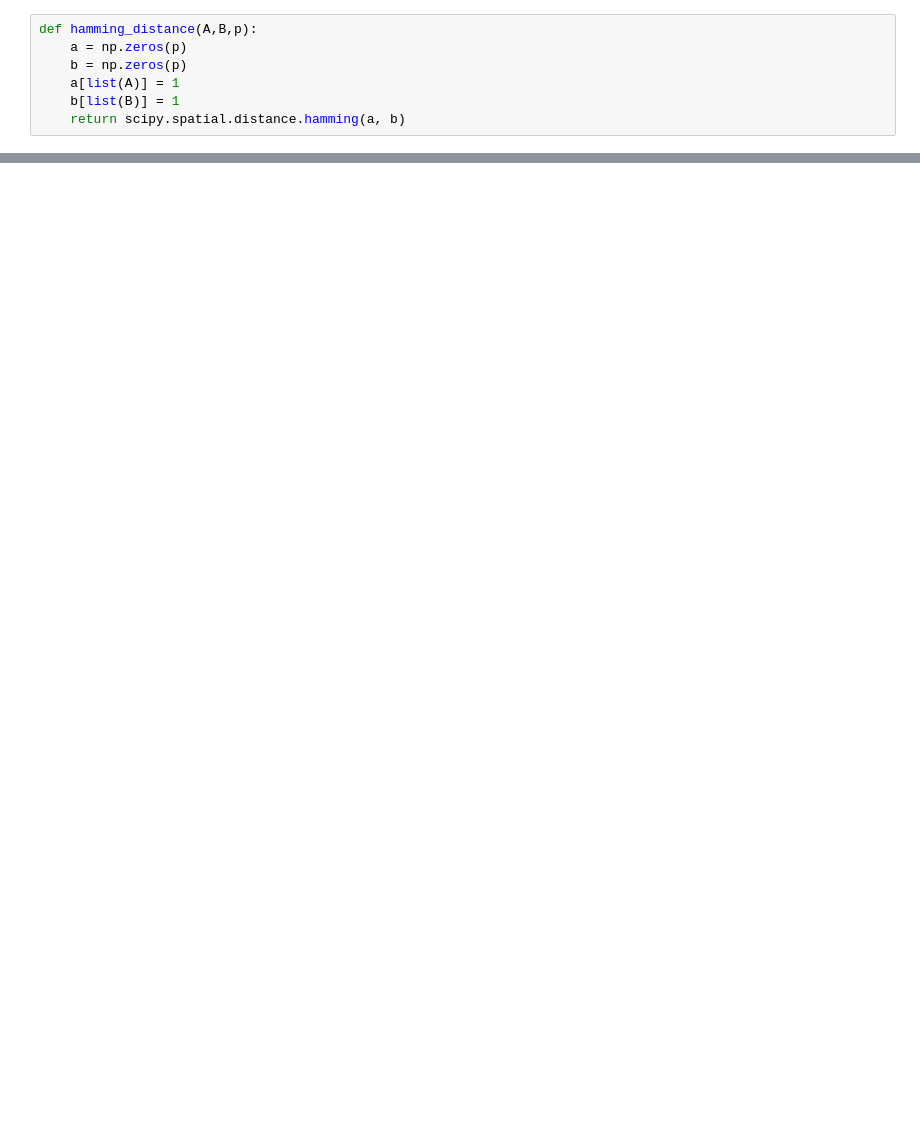
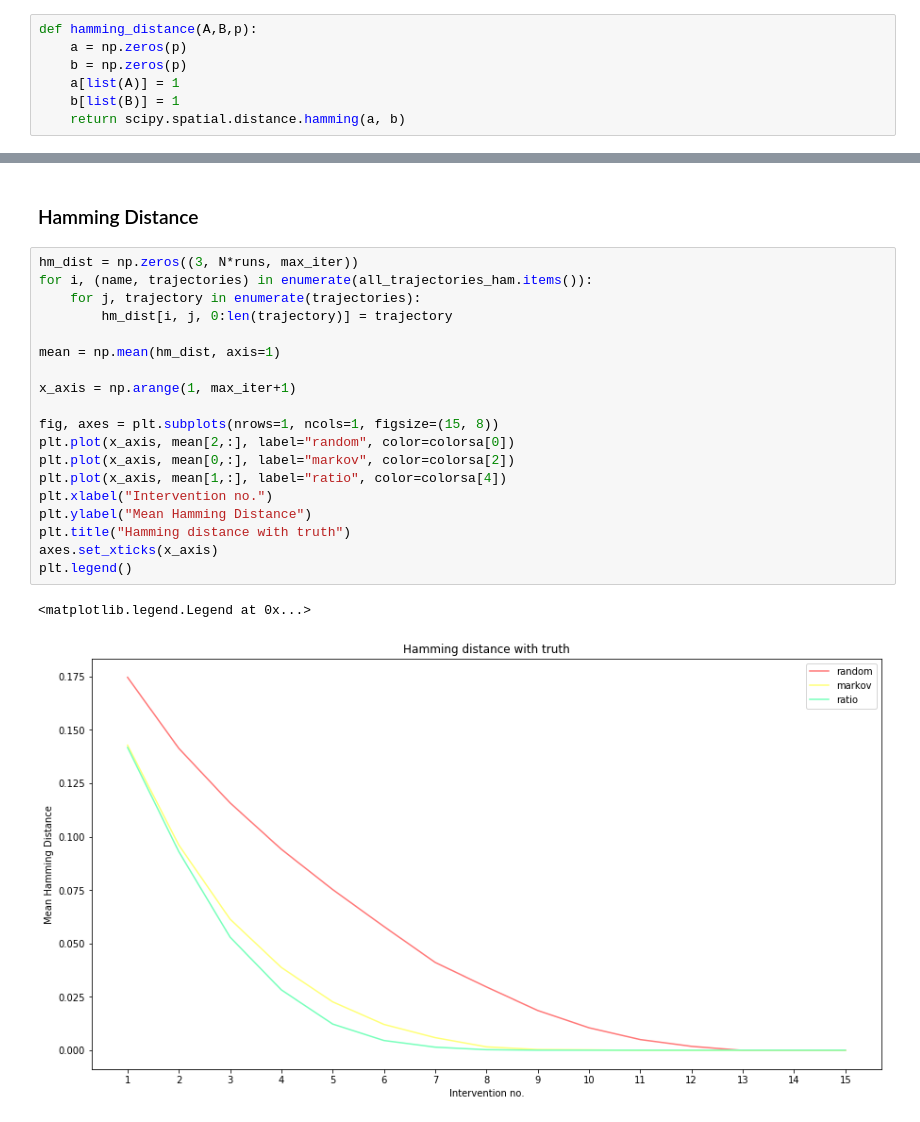
Before and after one commit to juangamella/aicp, a Jupyter notebook: plots.ipynb, the cells around one changed output, grey strips where cells are left out. Saved outputs shown, nothing was run; the diff lists cells and outputs as text; blank space fills up the shorter version.

```diff
--- a/plots.ipynb
+++ b/plots.ipynb
@@ -60,0 +81,24 @@ None
+# %% [markdown]
+### Hamming Distance
+# %%
+hm_dist = np.zeros((3, N*runs, max_iter))
+for i, (name, trajectories) in enumerate(all_trajectories_ham.items()):
+    for j, trajectory in enumerate(trajectories):
+        hm_dist[i, j, 0:len(trajectory)] = trajectory
+
+mean = np.mean(hm_dist, axis=1)
+
+x_axis = np.arange(1, max_iter+1)
+
+fig, axes = plt.subplots(nrows=1, ncols=1, figsize=(15, 8))
+plt.plot(x_axis, mean[2,:], label="random", color=colorsa[0])
+plt.plot(x_axis, mean[0,:], label="markov", color=colorsa[2])
+plt.plot(x_axis, mean[1,:], label="ratio", color=colorsa[4])
+plt.xlabel("Intervention no.")
+plt.ylabel("Mean Hamming Distance")
+plt.title("Hamming distance with truth")
+axes.set_xticks(x_axis)
+plt.legend()
+# %% [output]
+<matplotlib.legend.Legend at 0x...>
+[figure, added]
```
Also changed, not shown: parts of 19 cells of this notebook.
